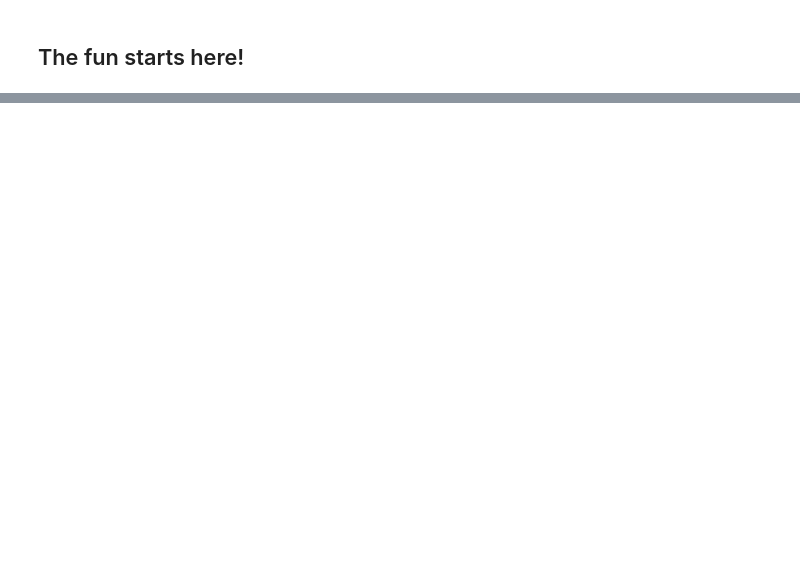
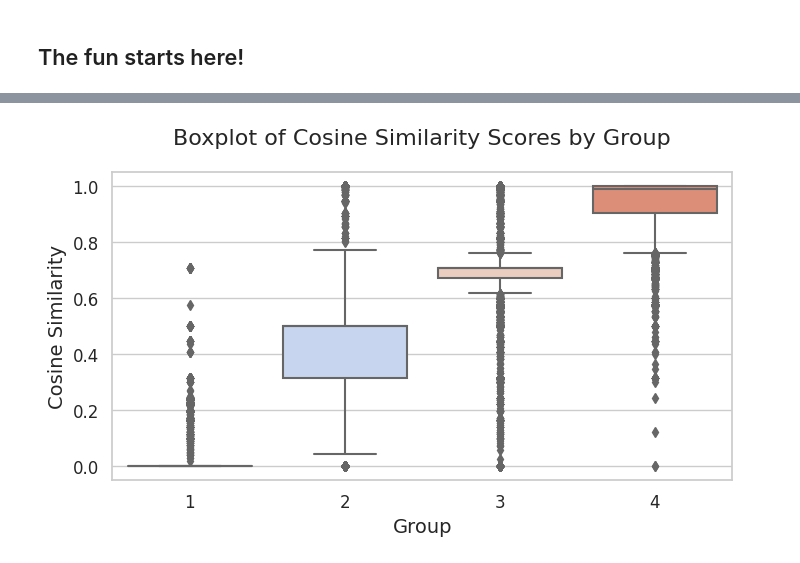
Before and after one commit to MarciaFG/scimobility, a Jupyter notebook: transformation_index_for_2007_2022.ipynb, the cells around one changed output, grey strips where cells are left out. Saved outputs shown, nothing was run; the diff lists cells and outputs as text; code cells hidden in the pictures; blank space fills up the shorter version.

```diff
--- a/transformation_index_for_2007_2022.ipynb
+++ b/transformation_index_for_2007_2022.ipynb
@@ -744,0 +897,17 @@ plt.show()
+# %%
+# boxplot by group
+# Assuming your DataFrame is named 'df'
+import seaborn as sns
+
+sns.set(style="whitegrid")
+plt.figure(figsize=(8, 4))
+ax = sns.boxplot(x='group', y='cosine_similarity', data=similarity_df, palette='coolwarm')
+ax.set_title('Boxplot of Cosine Similarity Scores by Group', fontsize=16, pad=20)
+ax.set_xlabel('Group', fontsize=14)
+ax.set_ylabel('Cosine Similarity', fontsize=14)
+ax.tick_params(axis='both', labelsize=12)
+
+# Display the boxplot
+plt.show()
+# %% [output]
+[figure, added]
```
Also changed, not shown: parts of 34 cells of this notebook.
